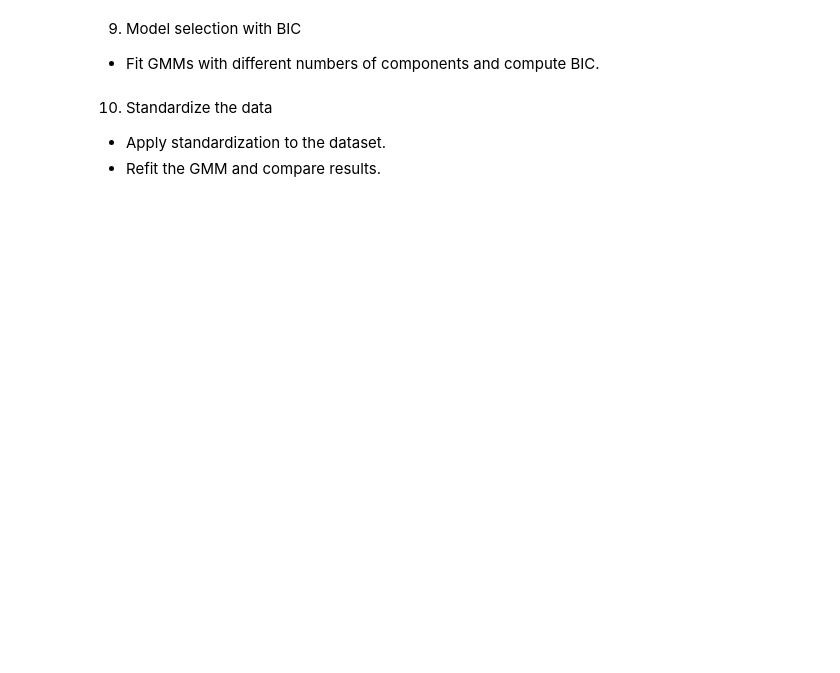
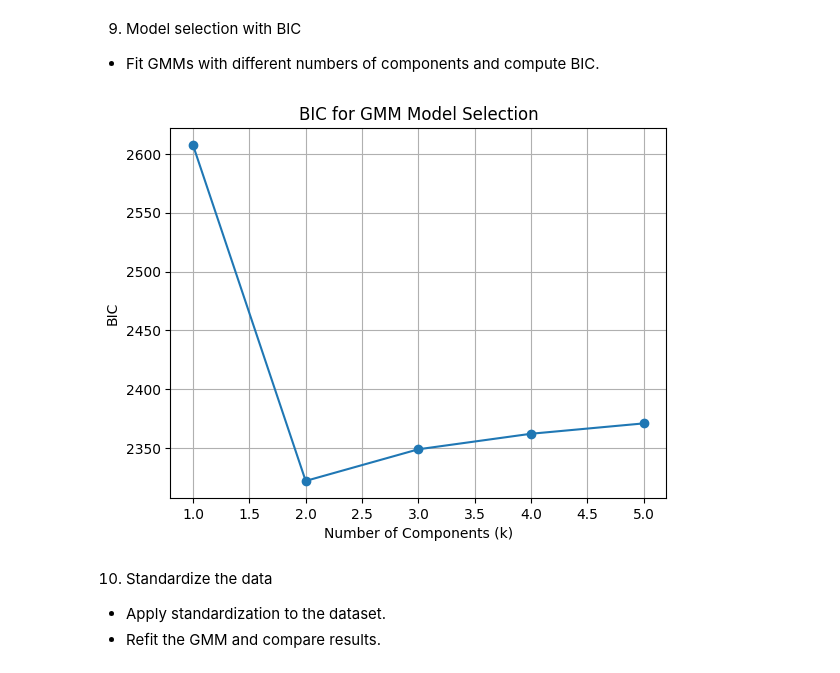
Before and after one commit to leonnmarcoo/CCADMACL_EXERCISES_COM232, a Jupyter notebook: Exercise 5B.ipynb, the cells around one changed output. Cells and saved outputs as stored; diff of their text form; code cells hidden in the pictures; blank space fills up the shorter version.

```diff
--- a/Exercise 5B.ipynb
+++ b/Exercise 5B.ipynb
@@ -112,3 +181,20 @@ Print the following variables:
+# %%
+bics = []
+ks = range(1, 6)
+
+for k in ks:
+  gmm_k = GaussianMixture(n_components=k, random_state=42)
+  gmm_k.fit(X)
+  bics.append(gmm_k.bic(X))
+
+plt.plot(ks, bics, marker='o')
+plt.xlabel('Number of Components (k)')
+plt.ylabel('BIC')
+plt.title('BIC for GMM Model Selection')
+plt.grid(True)
+plt.show()
+# %% [output]
+[figure, added]
 # %% [markdown]
 10. Standardize the data
 - Apply standardization to the dataset.
```
Also changed, not shown: parts of 19 cells of this notebook.
